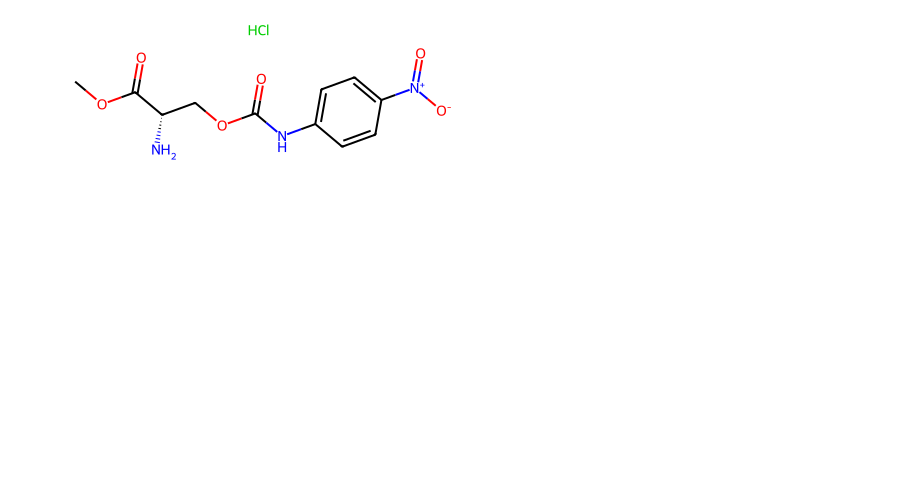
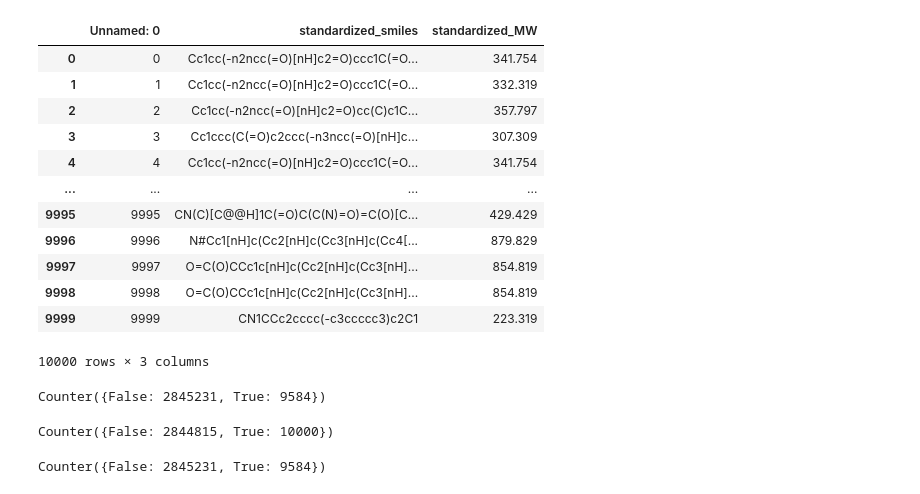
Before and after one commit to ersilia-os/chembl-antimicrobial-tasks, a Jupyter notebook: notebooks/standardize.ipynb, the cells around one changed output. Cells and saved outputs as stored; diff of their text form; code cells hidden in the pictures; blank space fills up the shorter version.

```diff
--- a/notebooks/standardize.ipynb
+++ b/notebooks/standardize.ipynb
@@ -15,4 +0,0 @@ compounds[compounds['standardized_MW'] != compounds['MW']][:10]
-# %%
-Chem.MolFromSmiles("COC(=O)[C@@H](N)COC(=O)Nc1ccc([N+](=O)[O-])cc1.Cl")
-# %% [output]
-[figure, removed]
@@ -18,0 +6,19 @@ Chem.MolFromSmiles("COC(=O)[C@@H](N)COC(=O)Nc1ccc([N+](=O)[O-])cc1.Cl")
+# %%
+compound_info = pd.read_csv("../data/chembl_processed/compound_info.csv")
+compound_info_standardized = pd.read_csv("../data/chembl_processed/compound_info_standardized.csv")
+# %%
+compound_info_standardized
+# %% [output]
+|  | Unnamed: 0 | standardized_smiles | standardized_MW |
+| 0 | 0 | Cc1cc(-n2ncc(=O)[nH]c2=O)ccc1C(=O... | 341.754 |
+| 1 | 1 | Cc1cc(-n2ncc(=O)[nH]c2=O)ccc1C(=O... | 332.319 |
+| 2 | 2 | Cc1cc(-n2ncc(=O)[nH]c2=O)cc(C)c1C... | 357.797 |
+| 3 | 3 | Cc1ccc(C(=O)c2ccc(-n3ncc(=O)[nH]c... | 307.309 |
+| 4 | 4 | Cc1cc(-n2ncc(=O)[nH]c2=O)ccc1C(=O... | 341.754 |
+| ... | ... | ... | ... |
+| 9995 | 9995 | CN(C)[C@@H]1C(=O)C(C(N)=O)=C(O)[C... | 429.429 |
+| 9996 | 9996 | N#Cc1[nH]c(Cc2[nH]c(Cc3[nH]c(Cc4[... | 879.829 |
+| 9997 | 9997 | O=C(O)CCc1c[nH]c(Cc2[nH]c(Cc3[nH]... | 854.819 |
+| 9998 | 9998 | O=C(O)CCc1c[nH]c(Cc2[nH]c(Cc3[nH]... | 854.819 |
+| 9999 | 9999 | CN1CCc2cccc(-c3ccccc3)c2C1 | 223.319 |
+10000 rows × 3 columns
@@ -18,0 +28,12 @@ Chem.MolFromSmiles("COC(=O)[C@@H](N)COC(=O)Nc1ccc([N+](=O)[O-])cc1.Cl")
+# %%
+Counter(compound_info['MW'] == compound_info['standardized_MW'])
+# %% [output]
+Counter({False: 2845231, True: 9584})
+# %%
+Counter(compound_info['MW'] >= compound_info['standardized_MW'])
+# %% [output]
+Counter({False: 2844815, True: 10000})
+# %%
+Counter(compound_info['canonical_smiles'] == compound_info['standardized_smiles'])
+# %% [output]
+Counter({False: 2845231, True: 9584})
```
Also changed, not shown: parts of 7 cells of this notebook, 16 other files.
